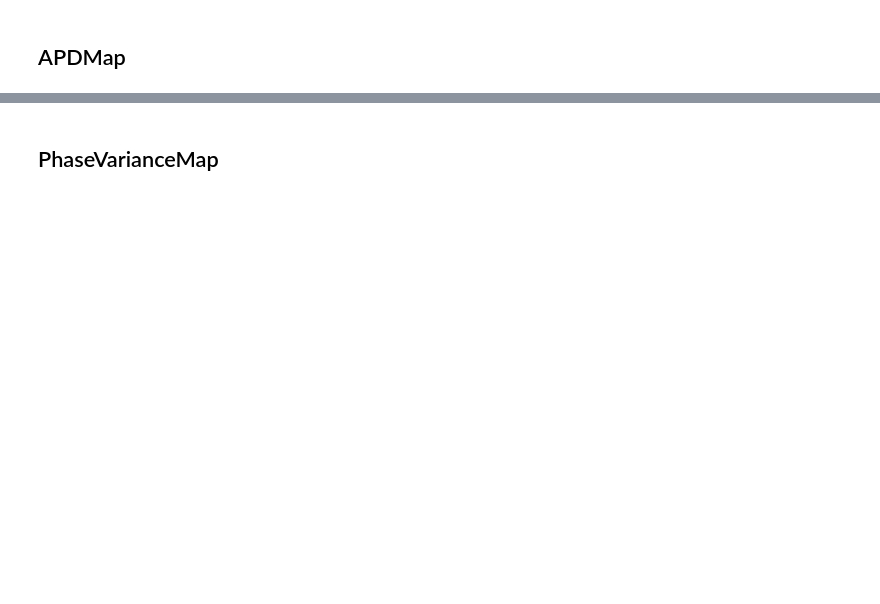
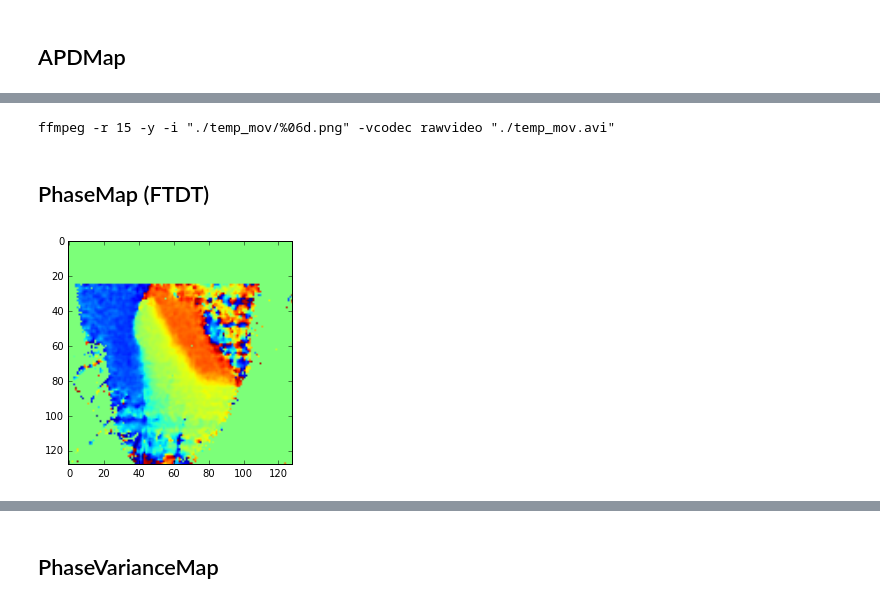
Before and after one commit to chenaoki/nb_opmap, a Jupyter notebook: main.ipynb, the cells around one changed output, grey strips where cells are left out. Drawn from its saved outputs; the diff is of its cells as text; code cells hidden in the pictures; blank space fills up the shorter version.

```diff
--- a/main.ipynb
+++ b/main.ipynb
@@ -88,2 +108,6 @@ pmap.showFrame(showFrame)
 # %%
-pmap.saveMovie('./pmap.avi')
+pmap.saveMovie('./pmap_hilbert.avi')
+# %% [output]
+ffmpeg -r 15 -y -i "./temp_mov/%06d.png" -vcodec rawvideo "./temp_mov.avi"
+# %% [markdown]
+## PhaseMap (FTDT)
@@ -89,0 +116,5 @@ pmap.saveMovie('./pmap.avi')
+# %%
+pmap_ftdt = PhaseMapFTDT(vmem, v_mean = -0.0, dt = 30)
+pmap_ftdt.showFrame(showFrame)
+# %% [output]
+[figure, added]
```
Also changed, not shown: parts of 17 cells of this notebook.
